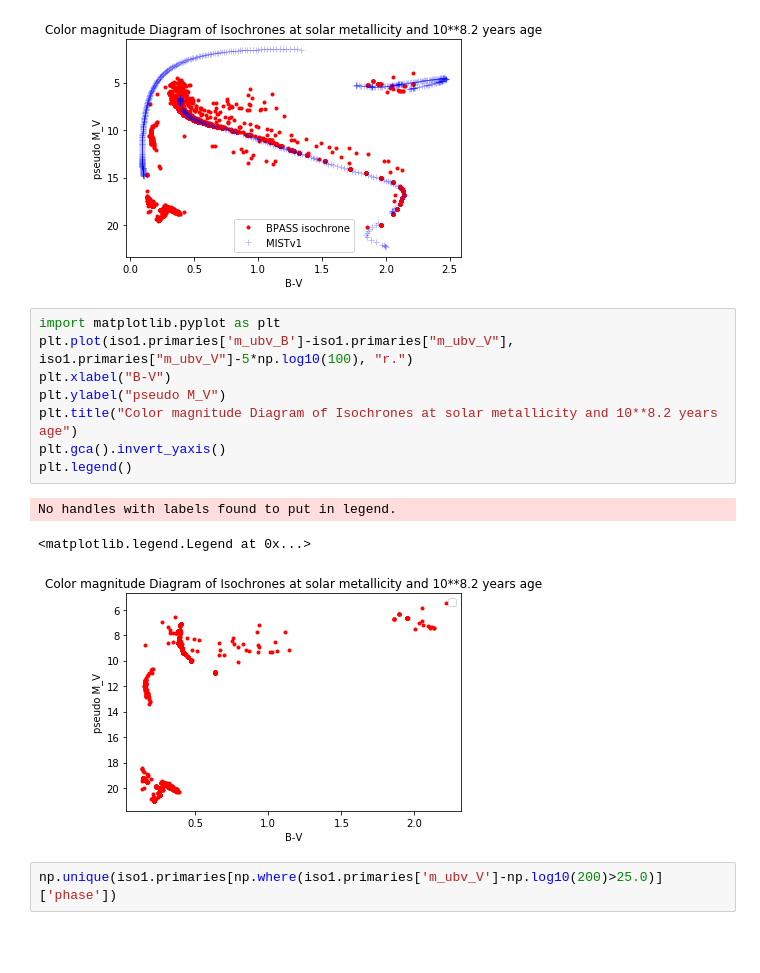
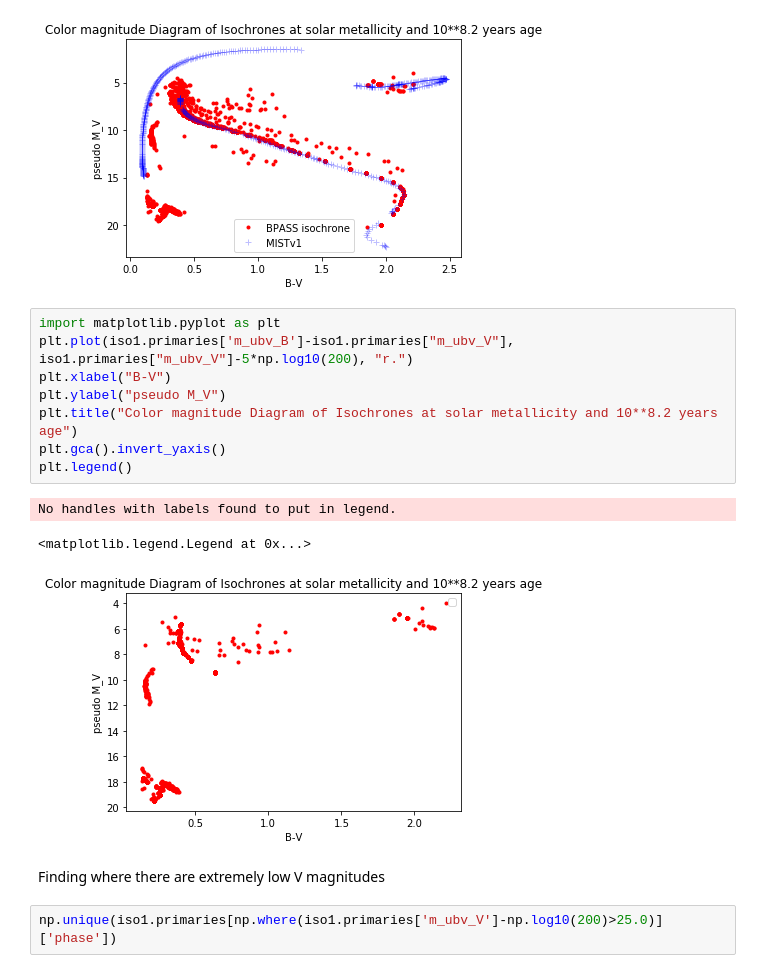
Before and after one commit to astropy/SPISEA, a Jupyter notebook: Test_Plots/Debugging the SPISEA isochrone at solar metallicity 10**8.2 years old-Unresolved.ipynb, the cells around one changed output. Cells and saved outputs as stored; diff of their text form; blank space fills up the shorter version.

```diff
--- a/Test_Plots/Debugging the SPISEA isochrone at solar metallicity 10**8.2 years old-Unresolved.ipynb
+++ b/Test_Plots/Debugging the SPISEA isochrone at solar metallicity 10**8.2 years old-Unresolved.ipynb
@@ -216,16 +199,18 @@ plt.legend()
 [figure]
 # %%
 import matplotlib.pyplot as plt
-plt.plot(iso1.primaries['m_ubv_B']-iso1.primaries["m_ubv_V"], iso1.primaries["m_ubv_V"]-5*np.log10(100), "r.")
+plt.plot(iso1.primaries['m_ubv_B']-iso1.primaries["m_ubv_V"], iso1.primaries["m_ubv_V"]-5*np.log10(200), "r.")
 plt.xlabel("B-V")
 plt.ylabel("pseudo M_V")
 plt.title("Color magnitude Diagram of Isochrones at solar metallicity and 10**8.2 years age")
 plt.gca().invert_yaxis()
 plt.legend()
 # %% [output]
 No handles with labels found to put in legend.
 <matplotlib.legend.Legend at 0x...>
-[figure, old version]
+[figure, new version]
+# %% [markdown]
+Finding where there are extremely low V magnitudes
 # %%
 np.unique(iso1.primaries[np.where(iso1.primaries['m_ubv_V']-np.log10(200)>25.0)]['phase'])
 # %% [output]
```
Also changed, not shown: parts of 31 cells of this notebook, 17 other files.
